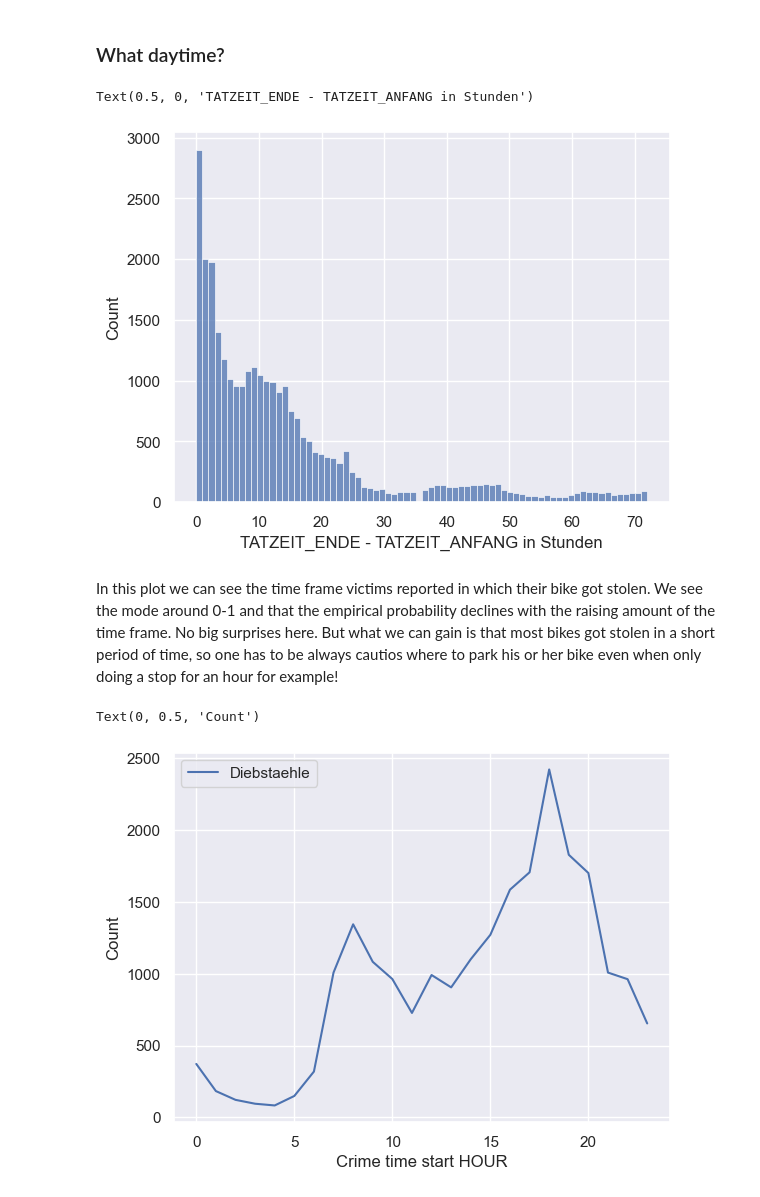
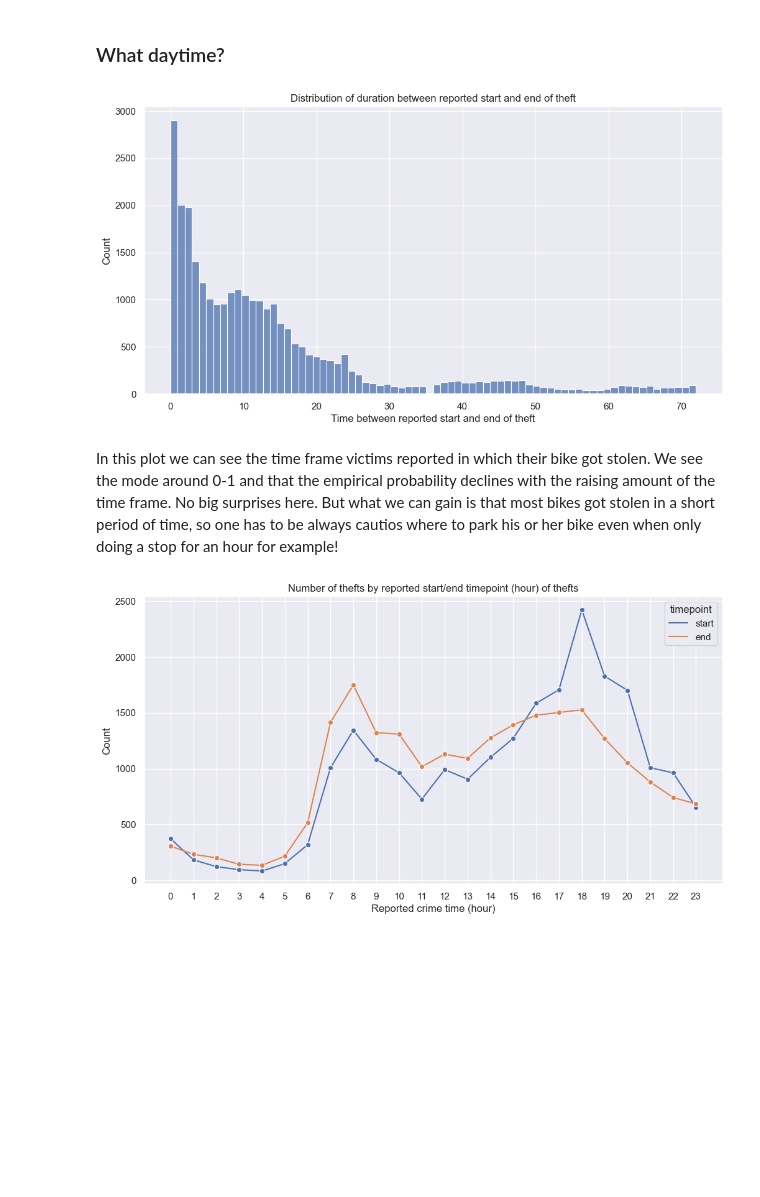
Before and after one commit to JJestel/HCDS, a Jupyter notebook: a1/bicycle_theft_berlin.ipynb, the cells around one changed output. Cells and saved outputs as stored; diff of their text form; code cells hidden in the pictures; blank space fills up the shorter version.

```diff
--- a/a1/bicycle_theft_berlin.ipynb
+++ b/a1/bicycle_theft_berlin.ipynb
@@ -11,6 +11,10 @@ import plotly.express as px
 
 from pyproj import CRS, Transformer
 import json
+
+sns.set_theme()
+%matplotlib inline
+plt.rcParams["figure.figsize"] = (12,6)
 # %% [markdown]
 # Data Collection
 # %%
@@ -203,25 +209,39 @@ As we can see, the amount of thefts are quite low in winter and start to rise un
 # %%
 # visualise distribution of time between TATZEIT_ANFANG and TATZEIT_ENDE
 g = sns.histplot((df["TATZEIT_ENDE"] - df["TATZEIT_ANFANG"]) / pd.Timedelta("1 hour"))
-g.set_xlabel("TATZEIT_ENDE - TATZEIT_ANFANG in Stunden")
+g.set_xlabel("Time between reported start and end of theft")
+g.set_title("Distribution of duration between reported start and end of theft")
+plt.show()
 # %% [output]
-Text(0.5, 0, 'TATZEIT_ENDE - TATZEIT_ANFANG in Stunden')
-[figure, old version]
+[figure, new version]
 # %% [markdown]
 In this plot we can see the time frame victims reported in which their bike got stolen. We see the mode around 0-1 and that the empirical probability declines with the raising amount of the time frame. No big surprises here. But what we can gain is that most bikes got stolen in a short period of time, so one has to be always cautios where to park his or her bike even when only doing a stop for an hour for example!
 # %%
-# visualize thefts per TATZEIT_ANFANG HOUR
-count_per_hour = (
+# visualize thefts per TATZEIT HOUR
+count_per_hour_START = (
     df.groupby(by=df_22["TATZEIT_ANFANG"].dt.hour)
     .size()
     .to_frame()
     .rename(columns={0: "Diebstaehle"})
 )
 
-count_per_hour.index = count_per_hour.index.astype(int)
-g = sns.lineplot(count_per_hour)
-g.set_xlabel("Crime time start HOUR")
+count_per_hour_END = (
+    df.groupby(by=df_22["TATZEIT_ENDE"].dt.hour)
+    .size()
+    .to_frame()
+    .rename(columns={0: "Diebstaehle"})
+)
+
+count_per_hour = pd.concat((count_per_hour_START, count_per_hour_END)).reset_index(names='hour')
+count_per_hour['timepoint'] = 'end'
+count_per_hour.iloc[0:24, 2] = 'start'
+count_per_hour['hour'] = count_per_hour['hour'].astype(int)
+
+g = sns.lineplot(data=count_per_hour, x='hour', y='Diebstaehle', hue='timepoint', marker="o")
+g.set_xlabel("Reported crime time (hour)")
 g.set_ylabel("Count")
+g.set_xticks(range(0,24))
+g.set_title("Number of thefts by reported start/end timepoint (hour) of thefts")
+plt.show()
 # %% [output]
-Text(0, 0.5, 'Count')
-[figure, old version]
+[figure, new version]
```
Also changed, not shown: parts of 11 cells of this notebook.
